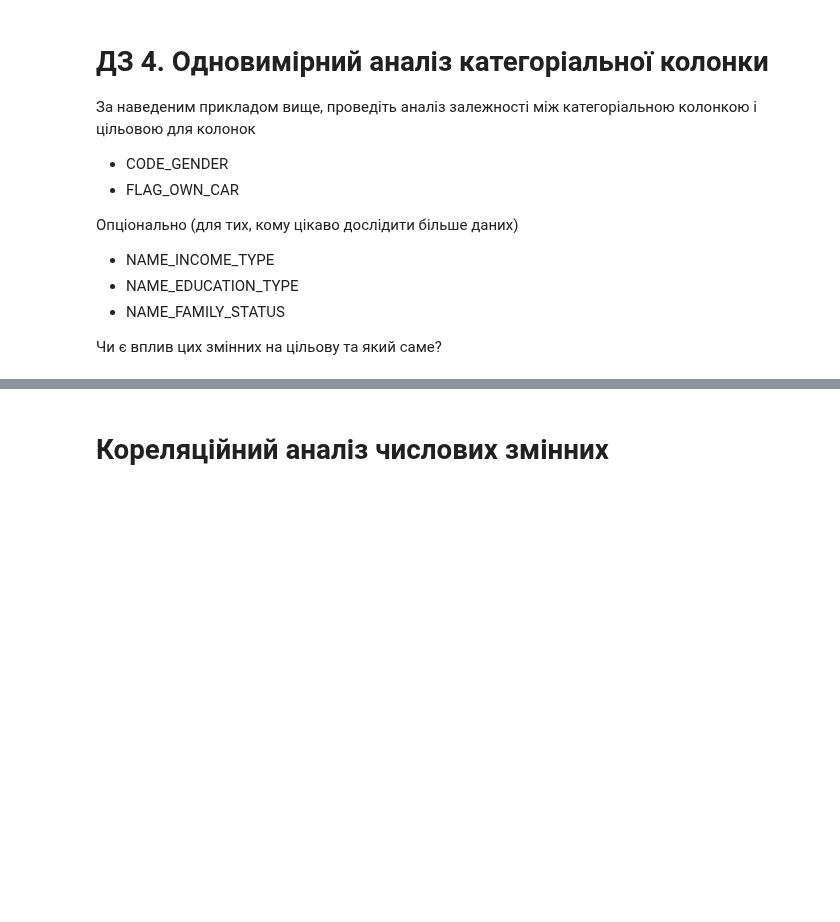
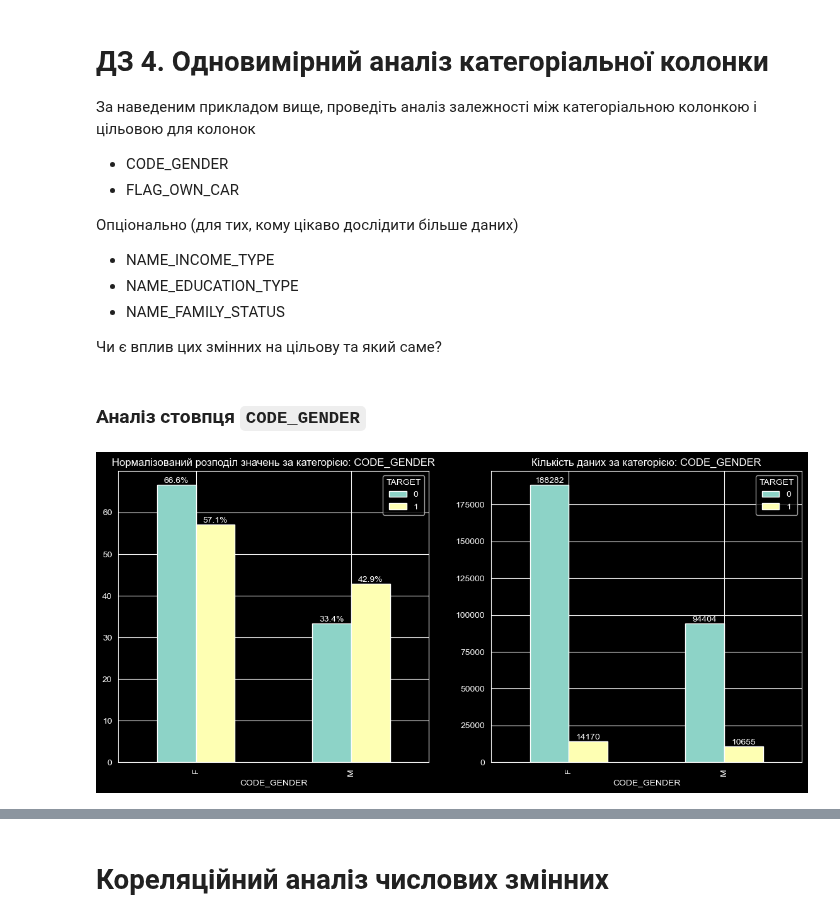
Before and after one commit to maryna-hliebova/machine-learning, a Jupyter notebook: notebooks/eta/HW_1_2_Credit_EDA.ipynb, the cells around one changed output, grey strips where cells are left out. Saved outputs shown, nothing was run; the diff lists cells and outputs as text; code cells hidden in the pictures; blank space fills up the shorter version.

```diff
--- a/notebooks/eta/HW_1_2_Credit_EDA.ipynb
+++ b/notebooks/eta/HW_1_2_Credit_EDA.ipynb
@@ -1493,3 +1817,10 @@ uni_cat_target_compare(df, 'NAME_CONTRACT_TYPE')
 
 
 Чи є вплив цих змінних на цільову та який саме?
+# %% [markdown]
+### Аналіз стовпця `CODE_GENDER`
+# %%
+uni_cat_target_compare(df, 'CODE_GENDER')
+plt.show()
+# %% [output]
+[figure, added]
```
Also changed, not shown: parts of 73 cells of this notebook.
